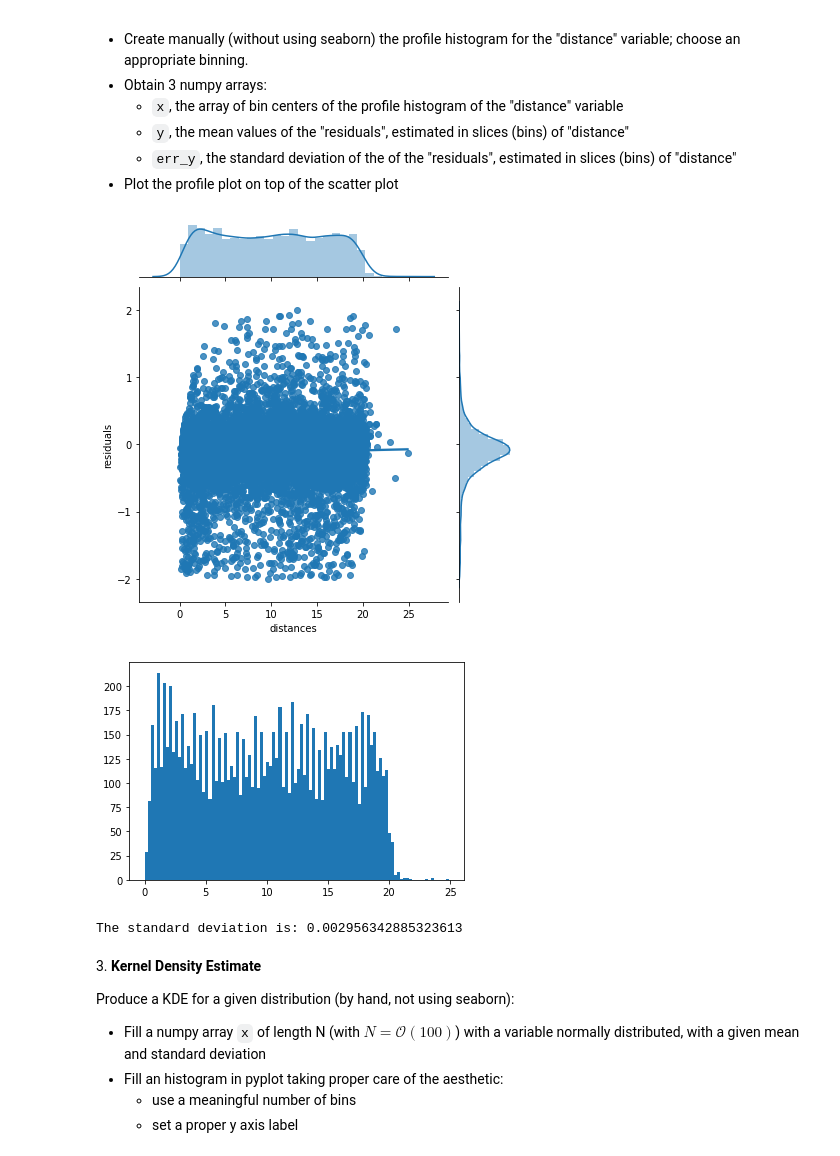
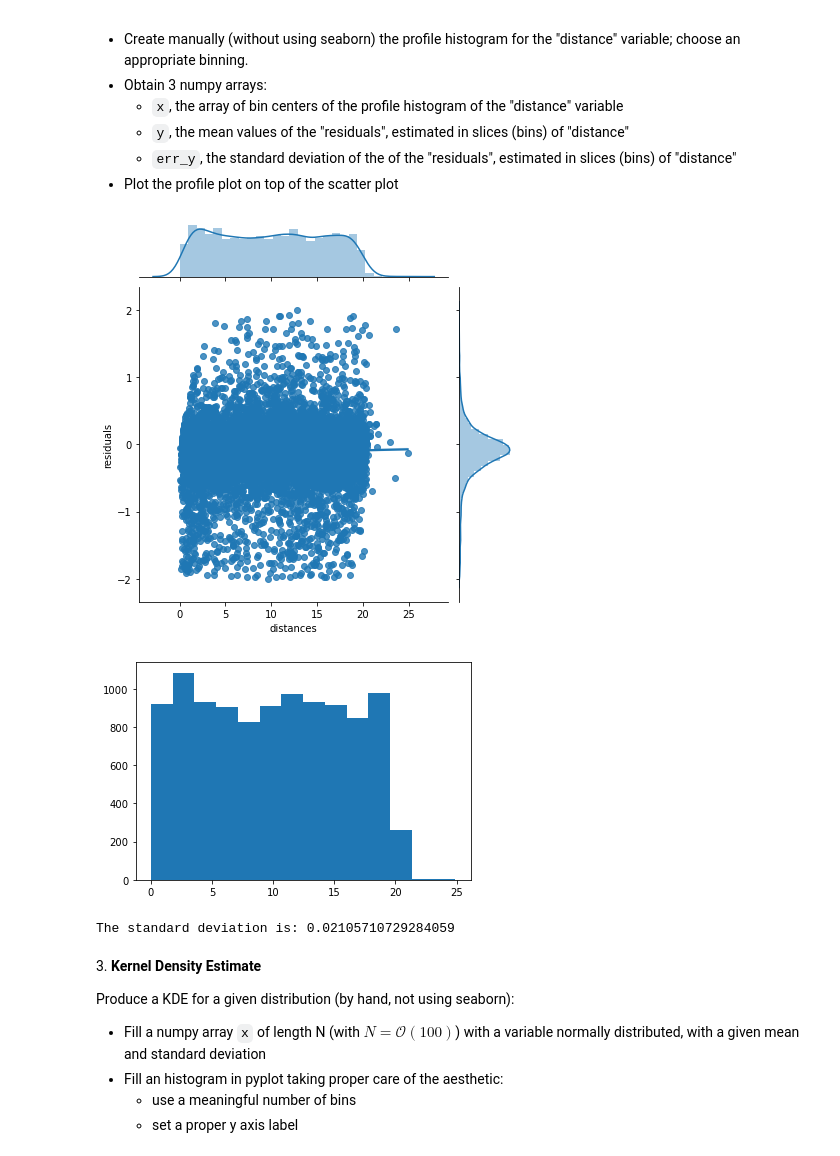
Before and after one commit to zucchett/HighLevelProgramming2021, a Jupyter notebook: 07ex_visualization.ipynb, the cells around one changed output. Drawn from its saved outputs; the diff is of its cells as text; code cells hidden in the pictures.

```diff
--- a/07ex_visualization.ipynb
+++ b/07ex_visualization.ipynb
@@ -60,36 +62,36 @@ Comment on the correlation between these variables.
 * Plot the profile plot on top of the scatter plot
 # %%
 filename = "data/residuals_261.pkl"
-pd_res = pd.read_pickle(data_res)
+pd_res = pd.read_pickle(filename)
 df_res = pd.DataFrame(pd_res.flat[0])
 df_res = df_res[df_res['residuals'].abs() < 2]
 df_res.reset_index(drop=True, inplace=True)
 #display(df_res)
 
 g = sns.jointplot(data=df_res, x="distances", y="residuals", kind="reg")
 #g.plot_joint(sns.regplot)
 plt.show()
 
-nbin = 100
+nbin = 14
 plt.hist(data=df_res, x="distances", bins = nbin)
 plt.show()
 
 x = df_res[0::nbin]
 x = x['distances']
 x=x.iloc[:].values
 
 y = df_res.groupby(np.arange(len(df_res))//nbin).mean()
 y = y['residuals']
 y = y.iloc[:].values
 
 mean = y.mean()
 sq = np.array([(i-mean)**2 for i in y])
 err_y = sq.sum()/y.size
 print("The standard deviation is: " + str(err_y))
 # %% [output]
 [figure]
-[figure, old version]
+[figure, new version]
-The standard deviation is: 0.002956342885323613
+The standard deviation is: 0.02105710729284059
 # %% [markdown]
 3\. **Kernel Density Estimate**
 
```
Also changed, not shown: parts of 3 cells of this notebook.
